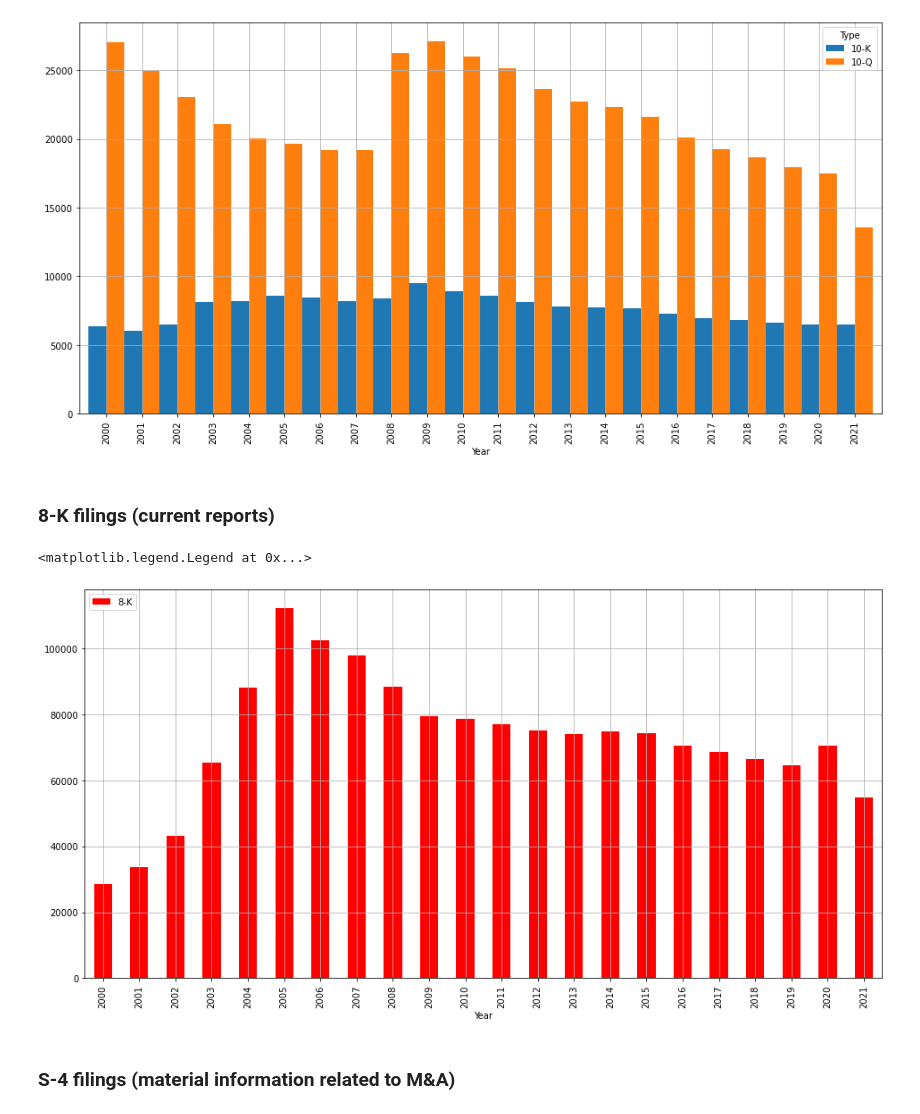
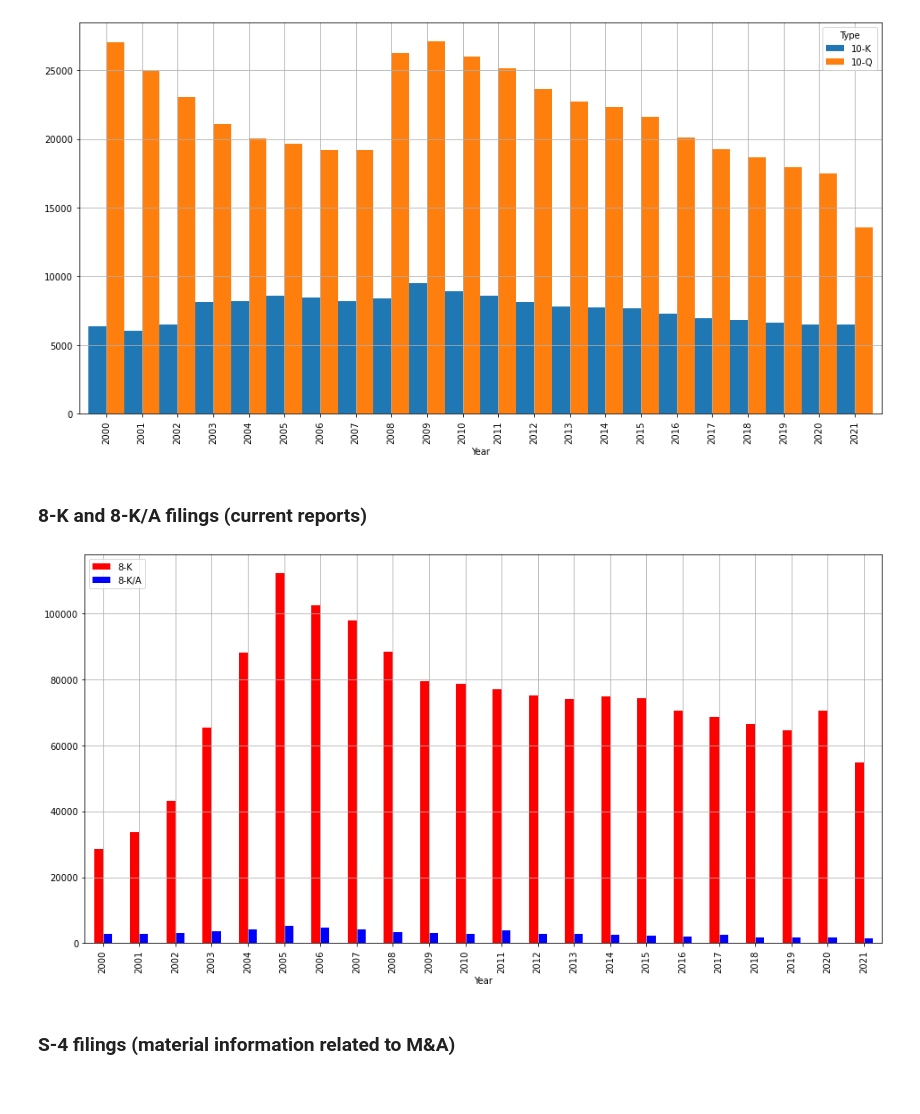
Before and after one commit to jaeyoonyu/jaeyoonyu.github.io, a Jupyter notebook: _code/SEC_filings_dist.ipynb, the cells around one changed output. Saved outputs shown, nothing was run; the diff lists cells and outputs as text; code cells hidden in the pictures.

```diff
--- a/_code/SEC_filings_dist.ipynb
+++ b/_code/SEC_filings_dist.ipynb
@@ -73,12 +73,12 @@ df[['10-K', '10-Q']].plot(kind='bar', figsize= figsize, grid= True, width=1)
 <AxesSubplot:xlabel='Year'>
 [figure]
 # %% [markdown]
-### 8-K filings (current reports)
+### 8-K and 8-K/A filings (current reports)
 # %%
-df[['8-K']].plot(kind= 'bar', figsize= figsize, grid=True, color= 'red').legend(loc='upper left')
+df[['8-K', '8-K/A']].plot(kind= 'bar', figsize= figsize, grid=True, color= ['red','blue']).legend(loc='upper left')
+plt.show()
 # %% [output]
-<matplotlib.legend.Legend at 0x...>
-[figure, old version]
+[figure, new version]
 # %% [markdown]
 ### S-4 filings (material information related to M&A)
 # %%
```
Also changed, not shown: parts of 6 cells of this notebook.
